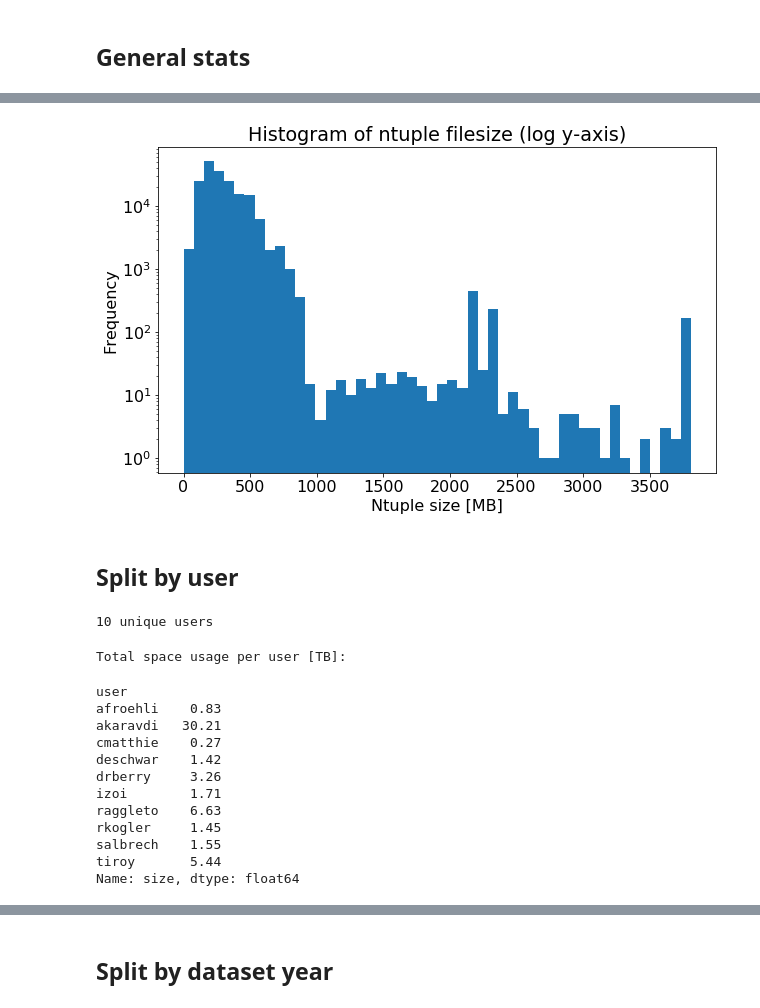
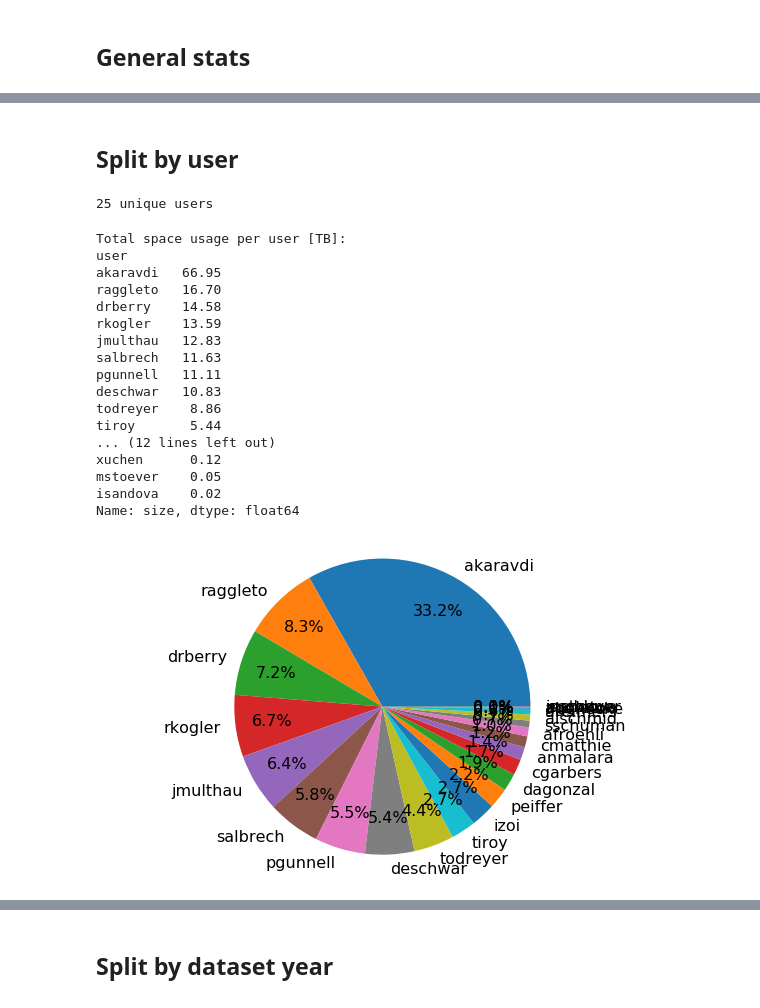
Before and after one commit to raggleton/UHH2-dataset-info, a Jupyter notebook: UHH2_Ntuple_Info.ipynb, the cells around one changed output, grey strips where cells are left out. Saved outputs shown, nothing was run; the diff lists cells and outputs as text; code cells hidden in the pictures.

```diff
--- a/UHH2_Ntuple_Info.ipynb
+++ b/UHH2_Ntuple_Info.ipynb
@@ -97,30 +170,33 @@ plt.title("Histogram of ntuple filesize (linear y-axis)");
-# %%
-df['size'].plot(kind='hist', bins=50);
-plt.xlabel('Ntuple size [MB]');
-plt.yscale('log');
-plt.title("Histogram of ntuple filesize (log y-axis)");
-# %% [output]
-[figure, removed]
 # %% [markdown]
 ## Split by user
 # %%
-print(df['user'].nunique(), "unique users")
+print(df_total['user'].nunique(), "unique users")
 # %% [output]
-10 unique users
+25 unique users
 # %%
 print("Total space usage per user [TB]:")
-df.groupby('user')['size'].sum() / MB_TO_TB
+usage_user = df_total.groupby('user')['size'].sum().sort_values(ascending=False) / MB_TO_TB
+print(usage_user)
 # %% [output]
 Total space usage per user [TB]:
+user
+akaravdi   66.95
+raggleto   16.70
+drberry    14.58
+rkogler    13.59
+jmulthau   12.83
+salbrech   11.63
+pgunnell   11.11
+deschwar   10.83
+todreyer    8.86
+tiroy       5.44
+... (12 lines left out)
+xuchen      0.12
+mstoever    0.05
+isandova    0.02
+Name: size, dtype: float64
-user
-afroehli    0.83
-akaravdi   30.21
-cmatthie    0.27
-deschwar    1.42
-drberry     3.26
-izoi        1.71
-raggleto    6.63
-rkogler     1.45
-salbrech    1.55
-tiroy       5.44
-Name: size, dtype: float64
+# %%
+plt.pie(usage_user, labels=usage_user.index.tolist(), autopct="%.1f%%", labeldistance=1.1, pctdistance=0.75);
+plt.gca().axis('equal');
+# %% [output]
+[figure, added]
```
Also changed, not shown: parts of 21 cells of this notebook.
